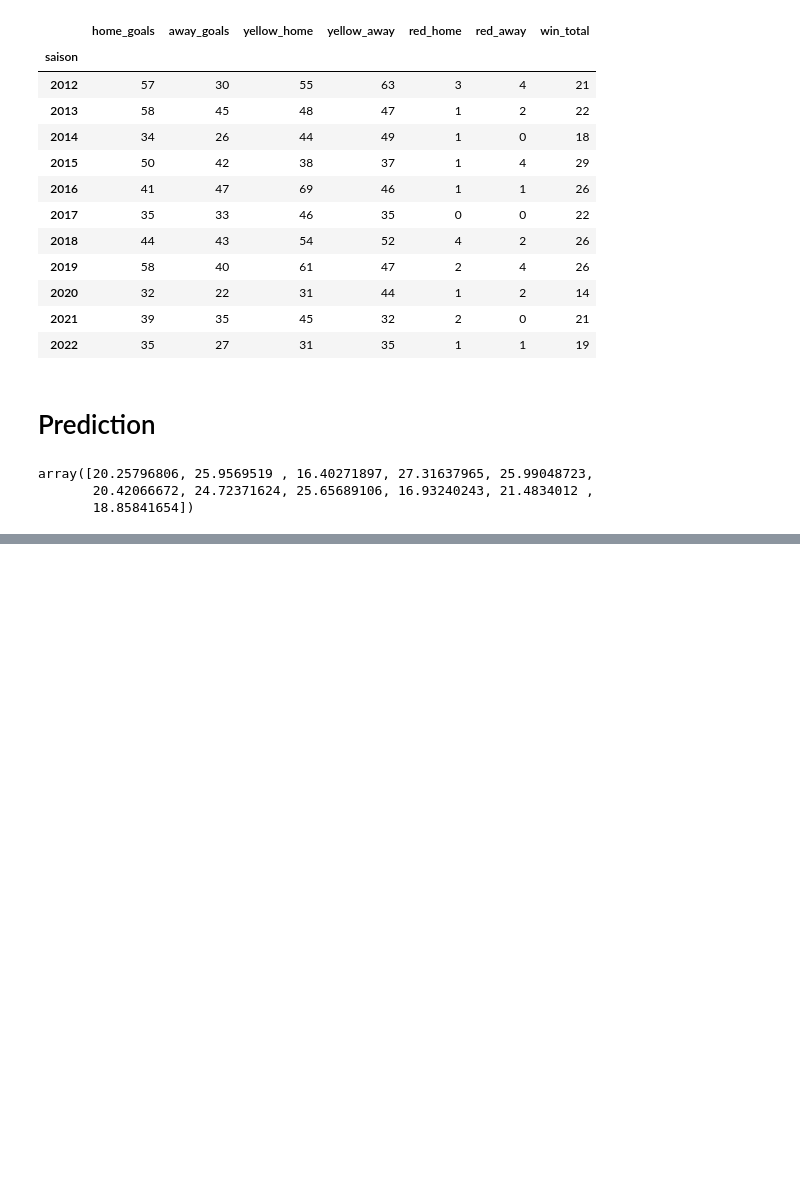
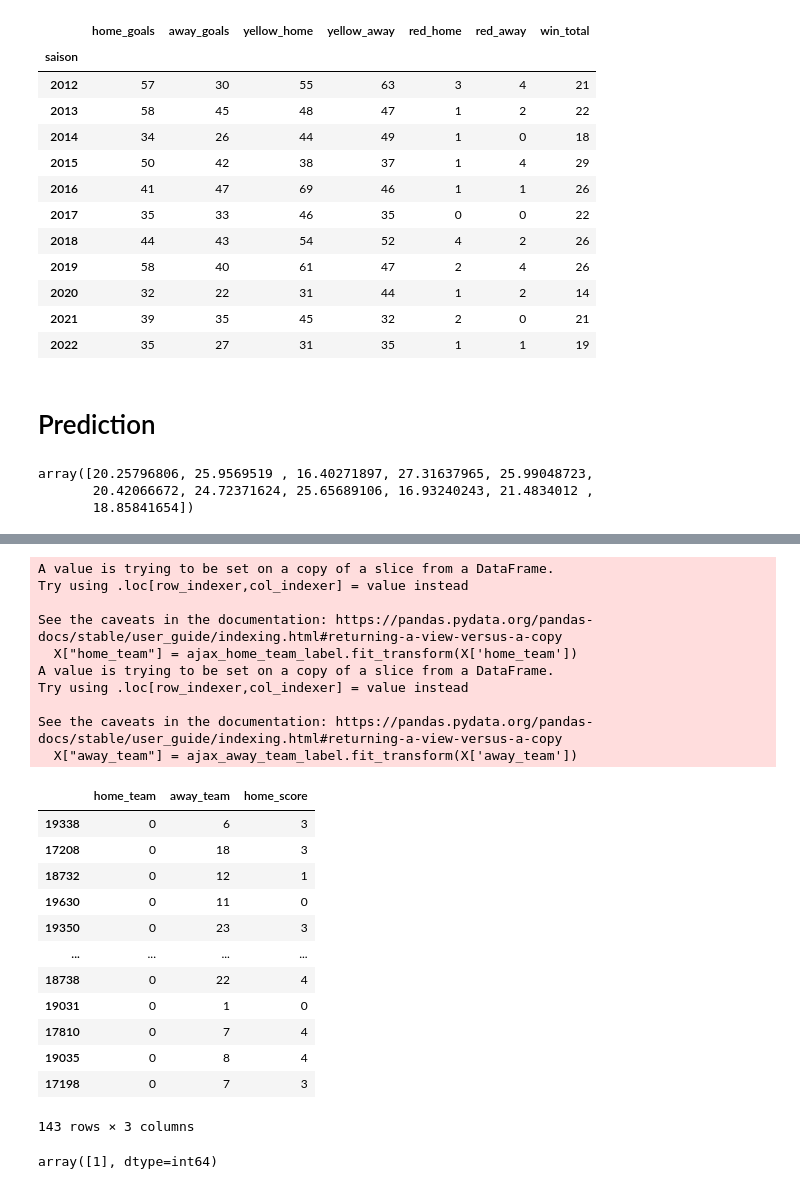
Before and after one commit to mohammedaljader/Football_Predictions_ML, a Jupyter notebook: notebook.ipynb, the cells around one changed output, grey strips where cells are left out. Saved outputs shown, nothing was run; the diff lists cells and outputs as text; code cells hidden in the pictures; blank space fills up the shorter version.

```diff
--- a/notebook.ipynb
+++ b/notebook.ipynb
@@ -1890,0 +1944,47 @@ Accuracy: 0.0
+# %%
+from sklearn.preprocessing import LabelEncoder
+from sklearn import tree
+from sklearn.model_selection import train_test_split
+
+ajax_home_team_label = LabelEncoder()
+ajax_away_team_label = LabelEncoder()
+# %%
+X = df_MatchesForAjaxHost[["home_team","away_team","home_score"]]
+y = df_MatchesForAjaxHost["winning_team"]
+
+X["home_team"] = ajax_home_team_label.fit_transform(X['home_team'])
+X["away_team"] = ajax_away_team_label.fit_transform(X['away_team'])
+
+X_train, X_test, y_train, y_test = train_test_split(X, y, test_size=0.20, random_state=1)
+X_train
+# %% [output]
+A value is trying to be set on a copy of a slice from a DataFrame.
+Try using .loc[row_indexer,col_indexer] = value instead
+
+See the caveats in the documentation: https://pandas.pydata.org/pandas-docs/stable/user_guide/indexing.html#returning-a-view-versus-a-copy
+  X["home_team"] = ajax_home_team_label.fit_transform(X['home_team'])
+A value is trying to be set on a copy of a slice from a DataFrame.
+Try using .loc[row_indexer,col_indexer] = value instead
+
+See the caveats in the documentation: https://pandas.pydata.org/pandas-docs/stable/user_guide/indexing.html#returning-a-view-versus-a-copy
+  X["away_team"] = ajax_away_team_label.fit_transform(X['away_team'])
+|  | home_team | away_team | home_score |
+| 19338 | 0 | 6 | 3 |
+| 17208 | 0 | 18 | 3 |
+| 18732 | 0 | 12 | 1 |
+| 19630 | 0 | 11 | 0 |
+| 19350 | 0 | 23 | 3 |
+| ... | ... | ... | ... |
+| 18738 | 0 | 22 | 4 |
+| 19031 | 0 | 1 | 0 |
+| 17810 | 0 | 7 | 4 |
+| 19035 | 0 | 8 | 4 |
+| 17198 | 0 | 7 | 3 |
+143 rows × 3 columns
+# %%
+winning_team_ajax_home = tree.DecisionTreeClassifier()
+winning_team_ajax_home.fit(X_train,y_train)
+winning_team_ajax_home.score(X_test,y_test)
+winning_team_ajax_home.predict([[0,6,5]])
+# %% [output]
+array([1], dtype=int64)
```
Also changed, not shown: parts of 4 cells of this notebook.
